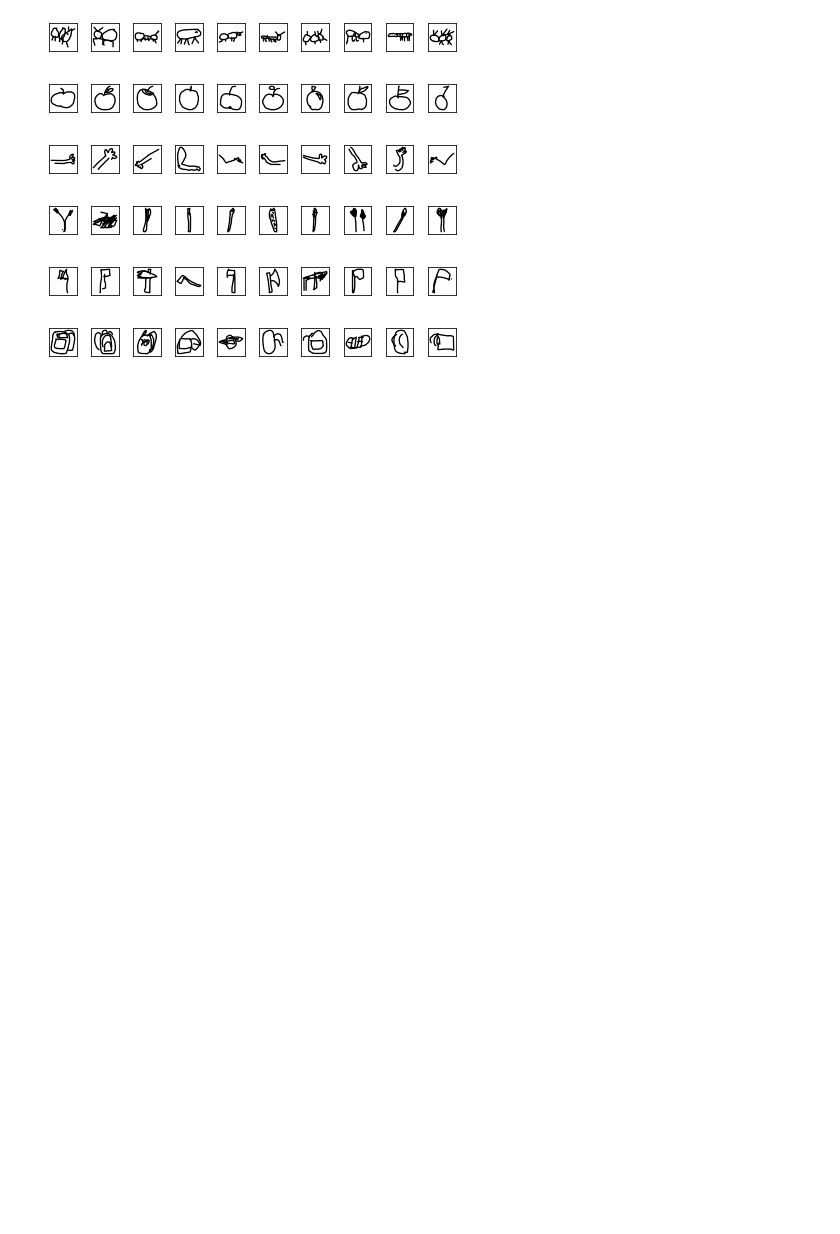
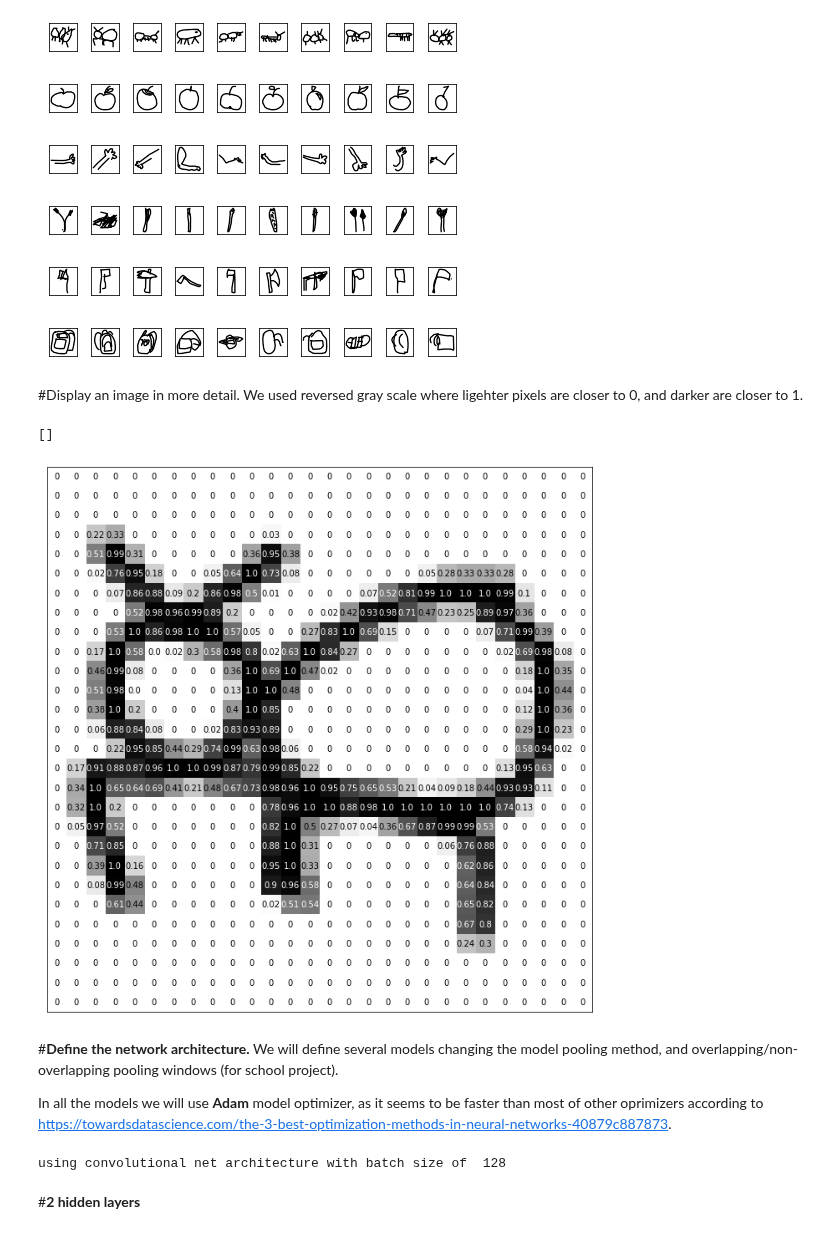
Before and after one commit to MarinaOrzechowski/CNN-on-Quick-Draw-dataset, a Jupyter notebook: train_model.ipynb, the cells around one changed output. Drawn from its saved outputs; the diff is of its cells as text; code cells hidden in the pictures; blank space fills up the shorter version.

Commit message:
added training models and accuracy analysis

```diff
--- a/train_model.ipynb
+++ b/train_model.ipynb
@@ -22,9 +24,9 @@ import matplotlib.pyplot as plt
 Drive already mounted at /content/gdrive; to attempt to forcibly remount, call drive.mount("/content/gdrive", force_remount=True).
 # %%
 def loadFromPickle():
-    with open("/content/gdrive/My Drive/CTPproject/imagesTest", "rb") as f:
+    with open("/content/gdrive/My Drive/CTPproject/Pickles/imagesTest", "rb") as f:
         images = np.array(pickle.load(f))
-    with open("/content/gdrive/My Drive/CTPproject/labelsTest", "rb") as f:
+    with open("/content/gdrive/My Drive/CTPproject/Pickles/labelsTest", "rb") as f:
         labels = np.array(pickle.load(f))
 
     return images, labels
@@ -77,3 +86,32 @@ for k in range(num_of_categories):
 [figure]
 [figure]
 [figure]
+# %% [markdown]
+#Display an image in more detail.
+We used reversed gray scale where ligehter pixels are closer to 0, and darker are closer to 1.
+# %%
+image = train_images[2]
+image.shape
+
+fig = plt.figure(figsize = (12, 12))
+ax = fig.add_subplot(111)
+ax.imshow(image, cmap = 'gray_r')
+width, height = image.shape
+thresh = image.max()/2 # use for color of text in pixels annotations
+for x in range(width):
+  for y in range(height):
+    val = round(image[x][y],2) if image[x][y] != 0 else 0
+    ax.annotate(str(val), xy=(y,x),
+                horizontalalignment = 'center',
+                verticalalignment = 'center',
+                color = 'white' if image[x][y] > thresh else 'black')
+ax.set_xticks([])
+ax.set_yticks([])
+# %% [output]
+[]
+[figure, added]
+# %% [markdown]
+#**Define the network architecture.**
+We will define several models changing the model pooling method, and overlapping/non-overlapping pooling windows (for school project).
+
+In all the models we will use **Adam** model optimizer, as it seems to be faster than most of other oprimizers according to https://towardsdatascience.com/the-3-best-optimization-methods-in-neural-networks-40879c887873.
@@ -79,0 +143,10 @@ for k in range(num_of_categories):
+# %%
+batch_size = 128 # number of training images which will be seeing in
+                 # one training iteration (one time when the network makes a mistake
+                 # and learns from it using backpropagation)
+epochs = 10
+print ('using convolutional net architecture with batch size of ',batch_size)
+# %% [output]
+using convolutional net architecture with batch size of  128
+# %% [markdown]
+#**2 hidden layers**
```
Also changed, not shown: parts of 36 cells of this notebook.
